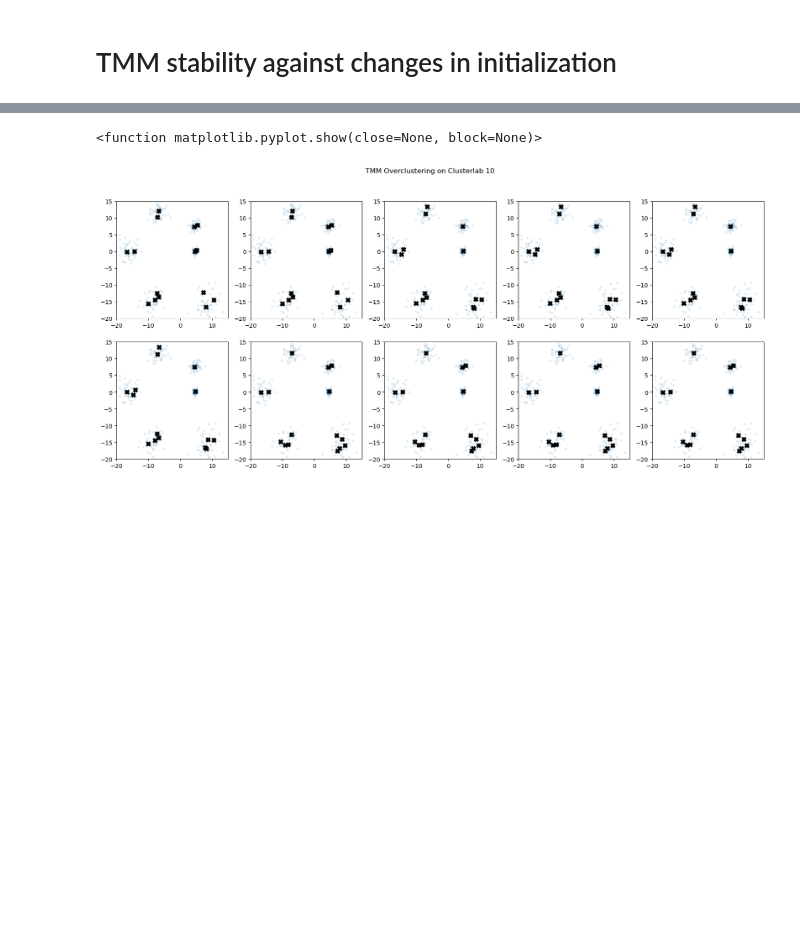
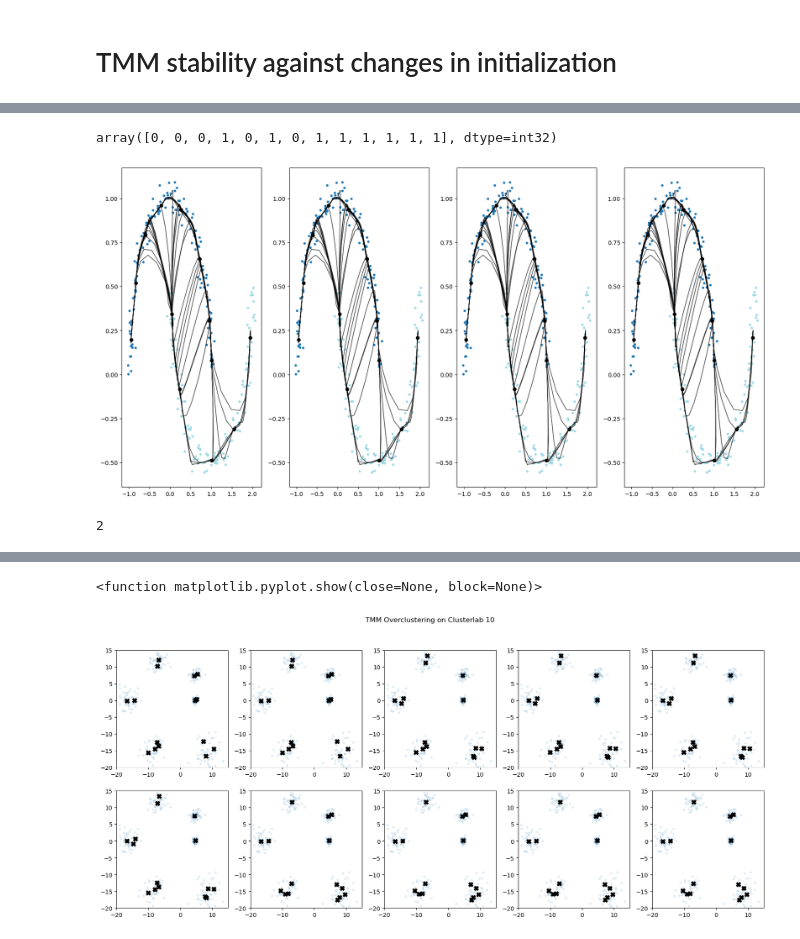
Before and after one commit to ecker-lab/tneb_clustering, a Jupyter notebook: notebooks/metrics/tmm_stability.ipynb, the cells around one changed output, grey strips where cells are left out. Saved outputs shown, nothing was run; the diff lists cells and outputs as text; code cells hidden in the pictures; blank space fills up the shorter version.

```diff
--- a/notebooks/metrics/tmm_stability.ipynb
+++ b/notebooks/metrics/tmm_stability.ipynb
@@ -21,0 +96,45 @@ data_X, data_y = datasets2d.Clusterlab10().sample(key=key, n=300)
+# %%
+b[2]
+# %% [output]
+array([0, 0, 0, 1, 0, 1, 0, 1, 1, 1, 1, 1, 1], dtype=int32)
+# %%
+plt.figure(figsize=(20, 10))
+
+for i, tmm_model in enumerate(tmm_models):
+    plt.subplot(1 + (len(tmm_models) // 5), min(len(tmm_models),5), i+1)
+    # draw background for MEP plots
+    image_resolution = 128
+    linspace_x = np.linspace(
+        data_X[:, 0].min() - 0.1, data_X[:, 0].max() + 0.1, image_resolution
+    )
+    linspace_y = np.linspace(
+        data_X[:, 1].min() - 0.1, data_X[:, 1].max() + 0.1, image_resolution
+    )
+    XY = np.stack(np.meshgrid(linspace_x, linspace_y), -1)
+    tmm_probs = tmm_model.mixture_model.score_samples(
+        XY.reshape(-1, 2)
+    ).reshape(image_resolution, image_resolution)
+    # plt.contourf(
+    #     linspace_x,
+    #     linspace_y,
+    #     tmm_probs,
+    #     levels=20,
+    #     cmap="coolwarm",
+    #     alpha=0.5,
+    # )
+
+    # extracting the predictions
+    num_classes = len(np.unique(data_y))
+    y_pred = tmm_model.predict_with_target(data=data_X, target_number_classes=num_classes)
+
+    # draw points
+    y_pred_permuted = corc.utils.reorder_colors(y_pred, data_y)
+    plt.scatter(data_X[:, 0], data_X[:, 1], s=10, c=y_pred_permuted, cmap='tab20')
+
+    tmm_model.plot_graph()
+# %% [output]
+[figure, added]
+# %%
+len(np.unique(tmm_model.labels))
+# %% [output]
+2
```
Also changed, not shown: parts of 17 cells of this notebook, 10 other files.
